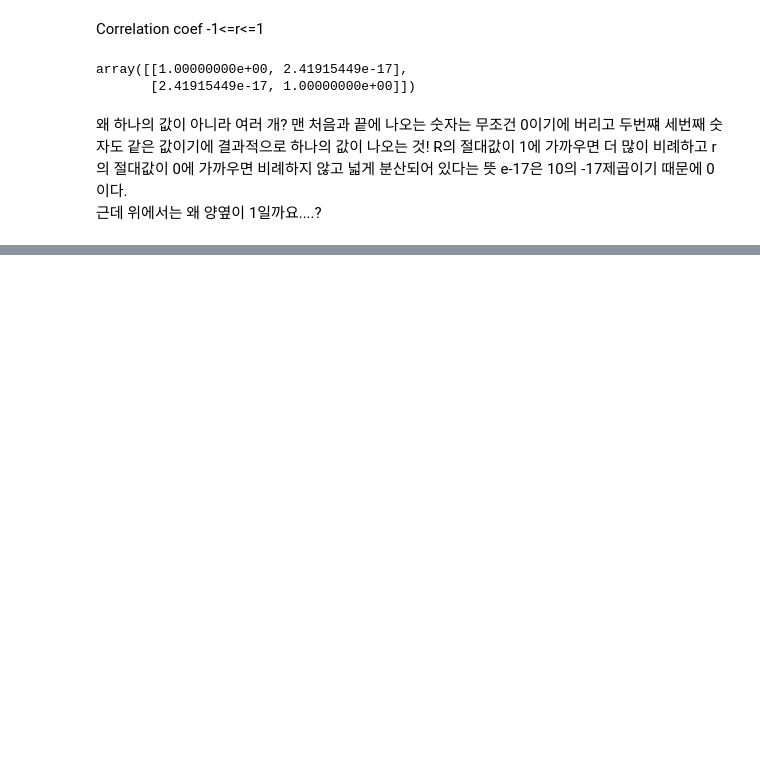
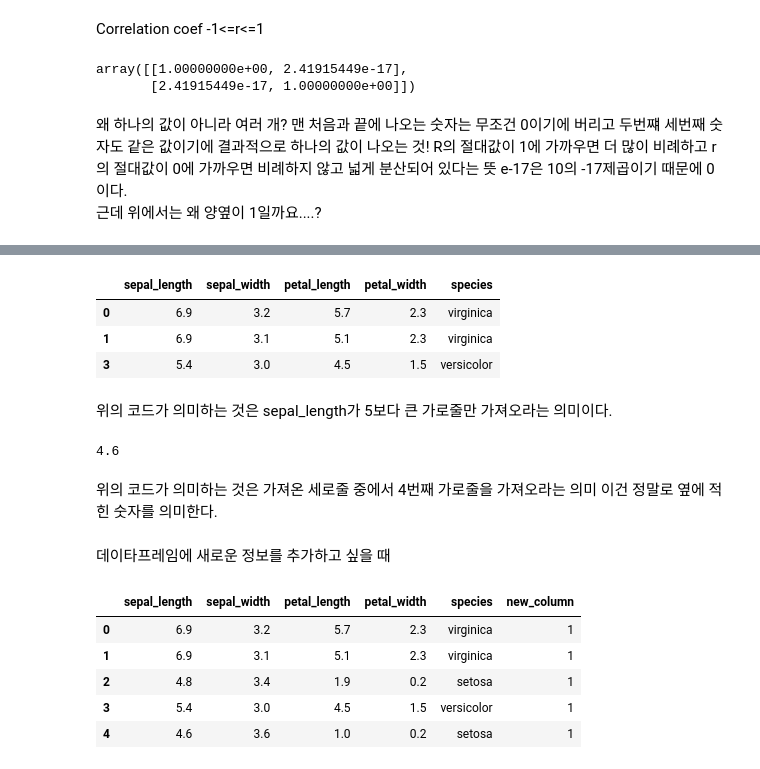
Before and after one commit to jinsu1214/class2022spring, a Jupyter notebook: 20220316.ipynb, the cells around one changed output, grey strips where cells are left out. Cells and saved outputs as stored; diff of their text form; code cells hidden in the pictures; blank space fills up the shorter version.

```diff
--- a/20220316.ipynb
+++ b/20220316.ipynb
@@ -323,0 +400,9 @@ e-17은 10의 -17제곱이기 때문에 0이다.
+# %%
+sepal_length = pd.Series([6.9, 6.9, 4.8, 5.4, 4.6])
+sepal_width = pd.Series([3.2, 3.1, 3.4, 3.0, 3.6])
+petal_length = pd.Series([5.7, 5.1, 1.9, 4.5, 1.0])
+petal_width = pd.Series([2.3, 2.3, 0.2, 1.5, 0.2])
+species = pd.Series(['virginica', 'virginica', 'setosa', 'versicolor', 'setosa'])
+
+df = pd.DataFrame({'sepal_length': sepal_length, 'sepal_width': sepal_width, 'petal_length': petal_length, 'petal_width': petal_width, 'SPECIES': species})
+df
@@ -323,0 +426,3 @@ e-17은 10의 -17제곱이기 때문에 0이다.
+# %%
+df.columns = ['sepal_length', 'sepal_width', 'petal_length', 'petal_width', 'species']
+df
@@ -323,0 +500,27 @@ e-17은 10의 -17제곱이기 때문에 0이다.
+# %%
+df[df.sepal_length > 5]
+# %% [output]
+|  | sepal_length | sepal_width | petal_length | petal_width | species |
+| 0 | 6.9 | 3.2 | 5.7 | 2.3 | virginica |
+| 1 | 6.9 | 3.1 | 5.1 | 2.3 | virginica |
+| 3 | 5.4 | 3.0 | 4.5 | 1.5 | versicolor |
+# %% [markdown]
+위의 코드가 의미하는 것은 sepal_length가 5보다 큰 가로줄만 가져오라는 의미이다.
+# %%
+df.loc[:, 'sepal_length'][4]
+# %% [output]
+4.6
+# %% [markdown]
+위의 코드가 의미하는 것은 가져온 세로줄 중에서 4번째 가로줄을 가져오라는 의미 이건 정말로 옆에 적힌 숫자를 의미한다.
+# %% [markdown]
+데이타프레임에 새로운 정보를 추가하고 싶을 때
+# %%
+df['new_column'] = 1
+df
+# %% [output]
+|  | sepal_length | sepal_width | petal_length | petal_width | species | new_column |
+| 0 | 6.9 | 3.2 | 5.7 | 2.3 | virginica | 1 |
+| 1 | 6.9 | 3.1 | 5.1 | 2.3 | virginica | 1 |
+| 2 | 4.8 | 3.4 | 1.9 | 0.2 | setosa | 1 |
+| 3 | 5.4 | 3.0 | 4.5 | 1.5 | versicolor | 1 |
+| 4 | 4.6 | 3.6 | 1.0 | 0.2 | setosa | 1 |
```
Also changed, not shown: parts of 36 cells of this notebook.
